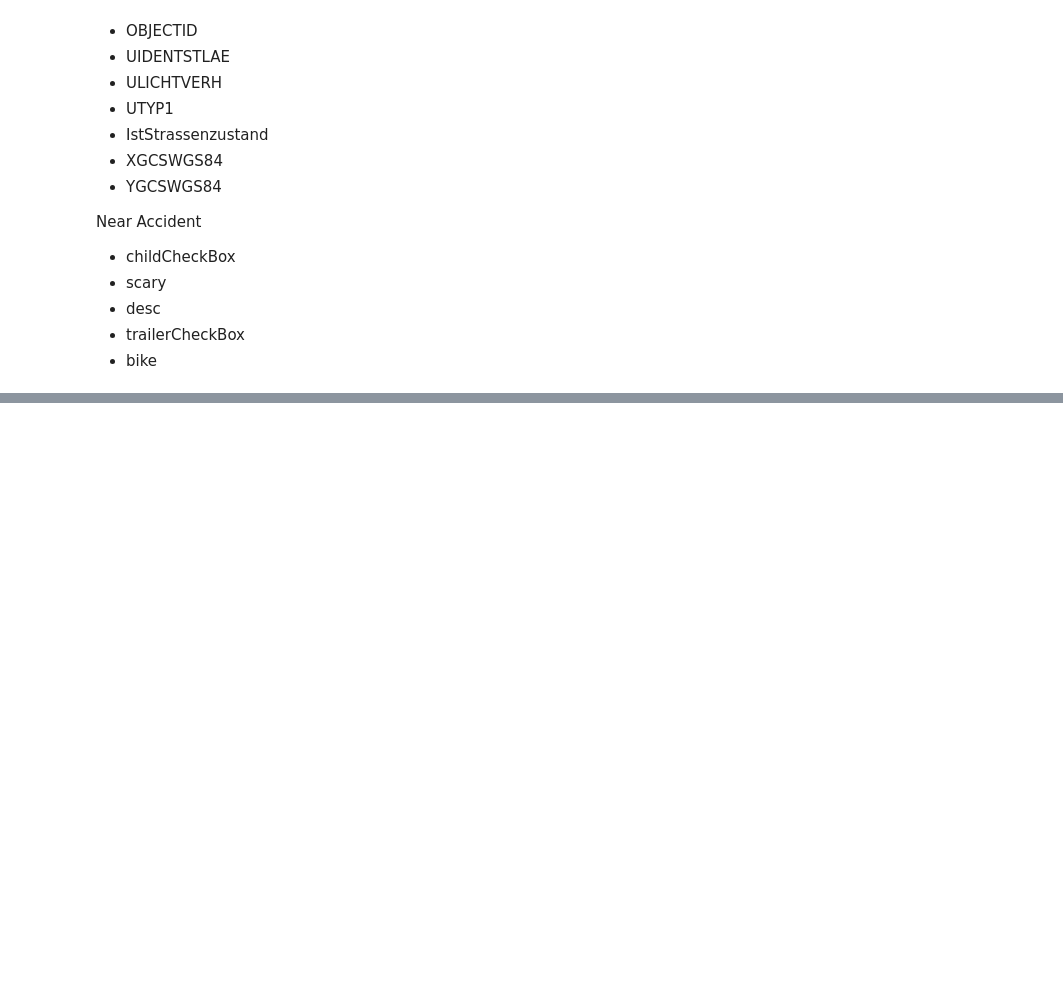
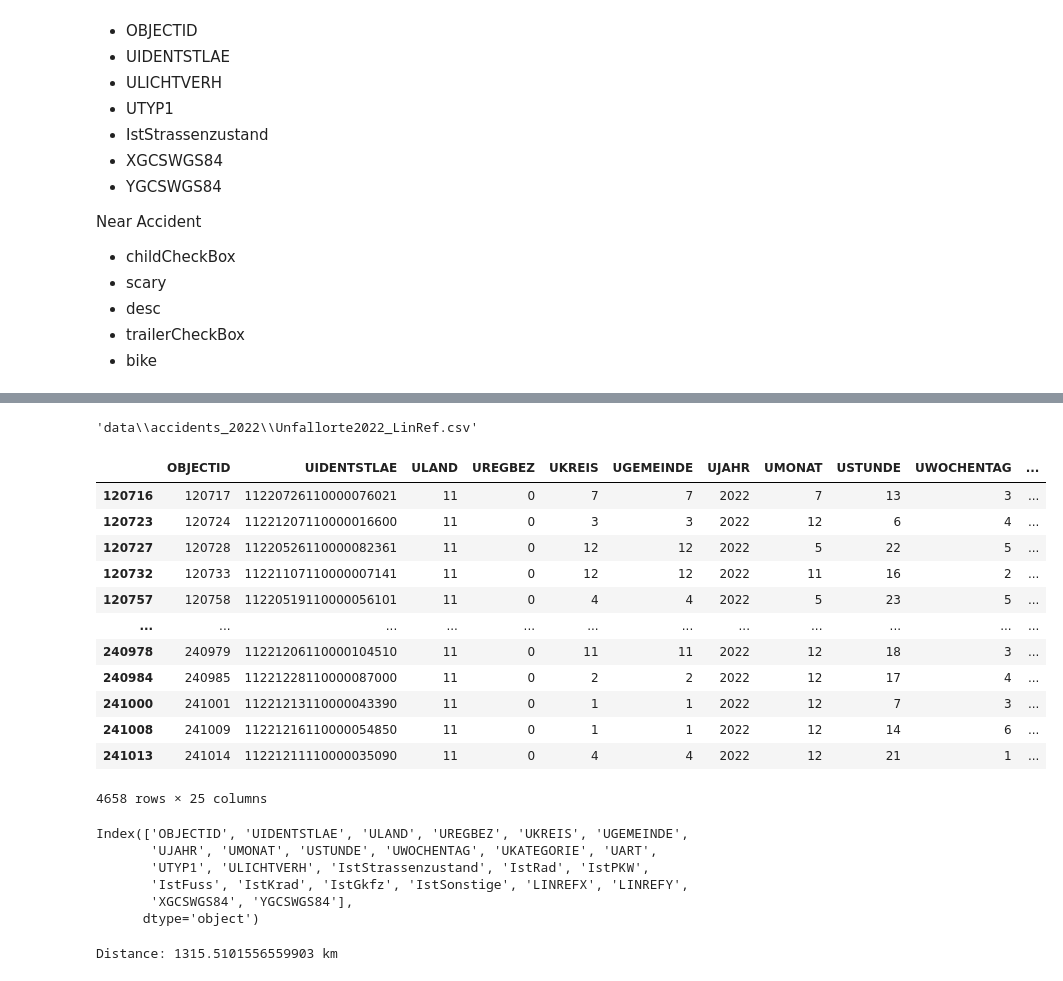
Before and after one commit to Piriyangah/IKT_Fahrradunfaelle, a Jupyter notebook: Merge.ipynb, the cells around one changed output, grey strips where cells are left out. Saved outputs shown, nothing was run; the diff lists cells and outputs as text; code cells hidden in the pictures; blank space fills up the shorter version.

```diff
--- a/Merge.ipynb
+++ b/Merge.ipynb
@@ -62,0 +114,61 @@ Near Accident
+# %%
+file_path = path.join("data", "accidents_2022", "Unfallorte2022_LinRef.csv")
+file_path
+# %% [output]
+'data\\accidents_2022\\Unfallorte2022_LinRef.csv'
+# %%
+ad = pd.read_csv(file_path, sep=";")
+# %%
+df_beFa = ad[(ad["IstRad"] == 1) & (ad["ULAND"] == 11)].copy()
+# %%
+df_beFa
+# %% [output]
+|  | OBJECTID | UIDENTSTLAE | ULAND | UREGBEZ | UKREIS | UGEMEINDE | UJAHR | UMONAT | USTUNDE | UWOCHENTAG | ... |
+| 120716 | 120717 | 11220726110000076021 | 11 | 0 | 7 | 7 | 2022 | 7 | 13 | 3 | ... |
+| 120723 | 120724 | 11221207110000016600 | 11 | 0 | 3 | 3 | 2022 | 12 | 6 | 4 | ... |
+| 120727 | 120728 | 11220526110000082361 | 11 | 0 | 12 | 12 | 2022 | 5 | 22 | 5 | ... |
+| 120732 | 120733 | 11221107110000007141 | 11 | 0 | 12 | 12 | 2022 | 11 | 16 | 2 | ... |
+| 120757 | 120758 | 11220519110000056101 | 11 | 0 | 4 | 4 | 2022 | 5 | 23 | 5 | ... |
+| ... | ... | ... | ... | ... | ... | ... | ... | ... | ... | ... | ... |
+| 240978 | 240979 | 11221206110000104510 | 11 | 0 | 11 | 11 | 2022 | 12 | 18 | 3 | ... |
+| 240984 | 240985 | 11221228110000087000 | 11 | 0 | 2 | 2 | 2022 | 12 | 17 | 4 | ... |
+| 241000 | 241001 | 11221213110000043390 | 11 | 0 | 1 | 1 | 2022 | 12 | 7 | 3 | ... |
+| 241008 | 241009 | 11221216110000054850 | 11 | 0 | 1 | 1 | 2022 | 12 | 14 | 6 | ... |
+| 241013 | 241014 | 11221211110000035090 | 11 | 0 | 4 | 4 | 2022 | 12 | 21 | 1 | ... |
+4658 rows × 25 columns
+# %%
+df_beFa.columns
+# %% [output]
+Index(['OBJECTID', 'UIDENTSTLAE', 'ULAND', 'UREGBEZ', 'UKREIS', 'UGEMEINDE',
+       'UJAHR', 'UMONAT', 'USTUNDE', 'UWOCHENTAG', 'UKATEGORIE', 'UART',
+       'UTYP1', 'ULICHTVERH', 'IstStrassenzustand', 'IstRad', 'IstPKW',
+       'IstFuss', 'IstKrad', 'IstGkfz', 'IstSonstige', 'LINREFX', 'LINREFY',
+       'XGCSWGS84', 'YGCSWGS84'],
+      dtype='object')
+# %%
+import math
+
+def haversine(lat1, lon1, lat2, lon2):
+    # Radius of the Earth in kilometers
+    R = 6371.0
+
+    # Convert degrees to radians
+    phi1 = math.radians(lat1)
+    phi2 = math.radians(lat2)
+    delta_phi = math.radians(lat2 - lat1)
+    delta_lambda = math.radians(lon2 - lon1)
+
+    # Haversine formula
+    a = math.sin(delta_phi / 2.0)**2 + math.cos(phi1) * math.cos(phi2) * math.sin(delta_lambda / 2.0)**2
+    c = 2 * math.atan2(math.sqrt(a), math.sqrt(1 - a))
+
+    # Distance in kilometers
+    distance = R * c
+    return distance
+
+
+
+distance = haversine(lat1, lon1, lat2, lon2)
+print(f"Distance: {distance} km")
+# %% [output]
+Distance: 1315.5101556559903 km
```
Also changed, not shown: parts of 25 cells of this notebook.
